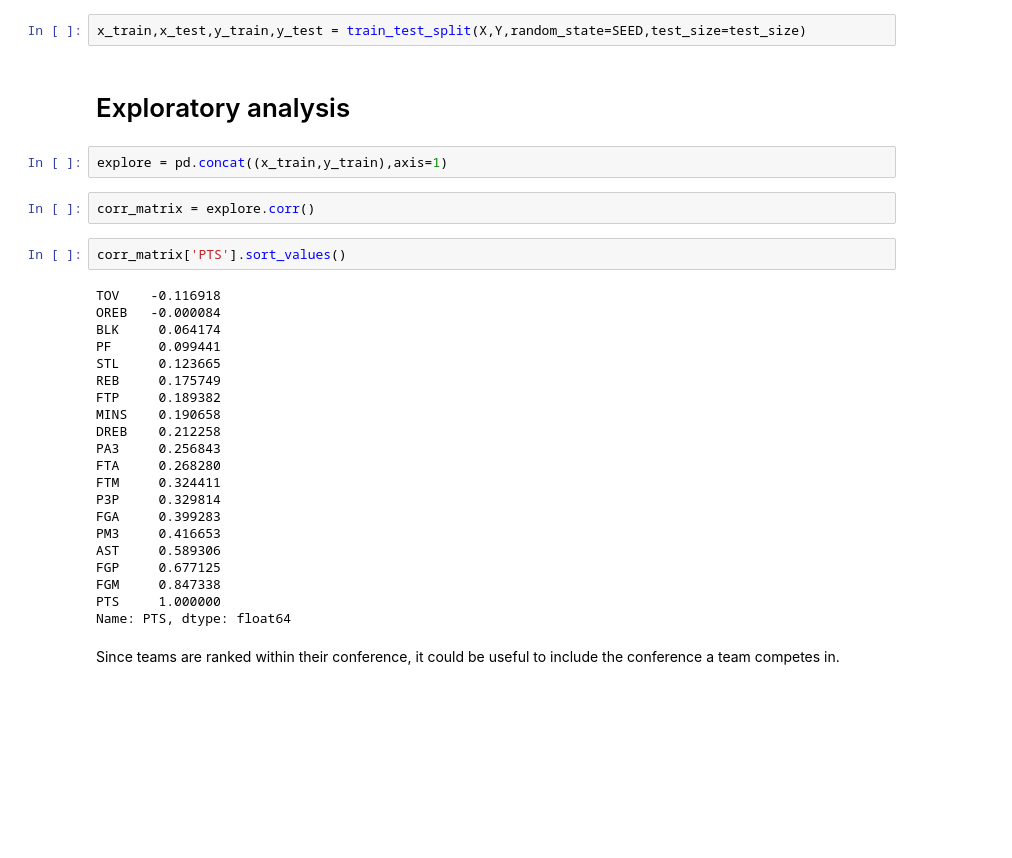
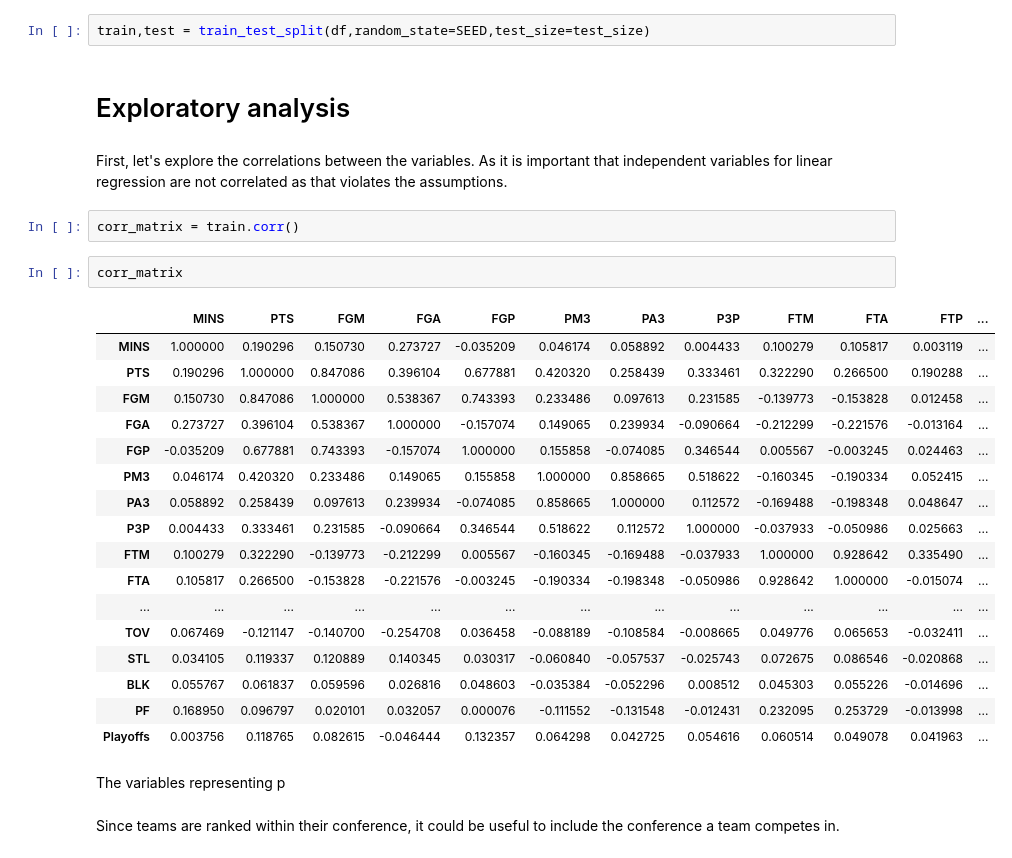
Before and after one commit to Blunt10K/NBA, a Jupyter notebook: notebooks/NBA Playoff Predictions.ipynb, the cells around one changed output. Cells and saved outputs as stored; diff of their text form; blank space fills up the shorter version.

```diff
--- a/notebooks/NBA Playoff Predictions.ipynb
+++ b/notebooks/NBA Playoff Predictions.ipynb
@@ -106,34 +132,33 @@ Y = df[dependent]
 # %%
-x_train,x_test,y_train,y_test = train_test_split(X,Y,random_state=SEED,test_size=test_size)
+train,test = train_test_split(df,random_state=SEED,test_size=test_size)
 # %% [markdown]
 # Exploratory analysis
-# %%
-explore = pd.concat((x_train,y_train),axis=1)
+# %% [markdown]
+First, let's explore the correlations between the variables. As it is important that independent variables for linear regression are not correlated as that violates the assumptions.
 # %%
-corr_matrix = explore.corr()
+corr_matrix = train.corr()
 # %%
-corr_matrix['PTS'].sort_values()
+corr_matrix
 # %% [output]
-TOV    -0.116918
-OREB   -0.000084
-BLK     0.064174
-PF      0.099441
-STL     0.123665
-REB     0.175749
-FTP     0.189382
-MINS    0.190658
-DREB    0.212258
-PA3     0.256843
-FTA     0.268280
-FTM     0.324411
-P3P     0.329814
-FGA     0.399283
-PM3     0.416653
-AST     0.589306
-FGP     0.677125
-FGM     0.847338
-PTS     1.000000
-Name: PTS, dtype: float64
+|  | MINS | PTS | FGM | FGA | FGP | PM3 | PA3 | P3P | FTM | FTA | FTP | ... |
+| MINS | 1.000000 | 0.190296 | 0.150730 | 0.273727 | -0.035209 | 0.046174 | 0.058892 | 0.004433 | 0.100279 | 0.105817 | 0.003119 | ... |
+| PTS | 0.190296 | 1.000000 | 0.847086 | 0.396104 | 0.677881 | 0.420320 | 0.258439 | 0.333461 | 0.322290 | 0.266500 | 0.190288 | ... |
+| FGM | 0.150730 | 0.847086 | 1.000000 | 0.538367 | 0.743393 | 0.233486 | 0.097613 | 0.231585 | -0.139773 | -0.153828 | 0.012458 | ... |
+| FGA | 0.273727 | 0.396104 | 0.538367 | 1.000000 | -0.157074 | 0.149065 | 0.239934 | -0.090664 | -0.212299 | -0.221576 | -0.013164 | ... |
+| FGP | -0.035209 | 0.677881 | 0.743393 | -0.157074 | 1.000000 | 0.155858 | -0.074085 | 0.346544 | 0.005567 | -0.003245 | 0.024463 | ... |
+| PM3 | 0.046174 | 0.420320 | 0.233486 | 0.149065 | 0.155858 | 1.000000 | 0.858665 | 0.518622 | -0.160345 | -0.190334 | 0.052415 | ... |
+| PA3 | 0.058892 | 0.258439 | 0.097613 | 0.239934 | -0.074085 | 0.858665 | 1.000000 | 0.112572 | -0.169488 | -0.198348 | 0.048647 | ... |
+| P3P | 0.004433 | 0.333461 | 0.231585 | -0.090664 | 0.346544 | 0.518622 | 0.112572 | 1.000000 | -0.037933 | -0.050986 | 0.025663 | ... |
+| FTM | 0.100279 | 0.322290 | -0.139773 | -0.212299 | 0.005567 | -0.160345 | -0.169488 | -0.037933 | 1.000000 | 0.928642 | 0.335490 | ... |
+| FTA | 0.105817 | 0.266500 | -0.153828 | -0.221576 | -0.003245 | -0.190334 | -0.198348 | -0.050986 | 0.928642 | 1.000000 | -0.015074 | ... |
+| ... | ... | ... | ... | ... | ... | ... | ... | ... | ... | ... | ... | ... |
+| TOV | 0.067469 | -0.121147 | -0.140700 | -0.254708 | 0.036458 | -0.088189 | -0.108584 | -0.008665 | 0.049776 | 0.065653 | -0.032411 | ... |
+| STL | 0.034105 | 0.119337 | 0.120889 | 0.140345 | 0.030317 | -0.060840 | -0.057537 | -0.025743 | 0.072675 | 0.086546 | -0.020868 | ... |
+| BLK | 0.055767 | 0.061837 | 0.059596 | 0.026816 | 0.048603 | -0.035384 | -0.052296 | 0.008512 | 0.045303 | 0.055226 | -0.014696 | ... |
+| PF | 0.168950 | 0.096797 | 0.020101 | 0.032057 | 0.000076 | -0.111552 | -0.131548 | -0.012431 | 0.232095 | 0.253729 | -0.013998 | ... |
+| Playoffs | 0.003756 | 0.118765 | 0.082615 | -0.046444 | 0.132357 | 0.064298 | 0.042725 | 0.054616 | 0.060514 | 0.049078 | 0.041963 | ... |
+# %% [markdown]
+The variables representing p
 # %% [markdown]
 Since teams are ranked within their conference, it could be useful to include the conference a team competes in.
 # %%
```
Also changed, not shown: parts of 14 cells of this notebook, 1 other file.
